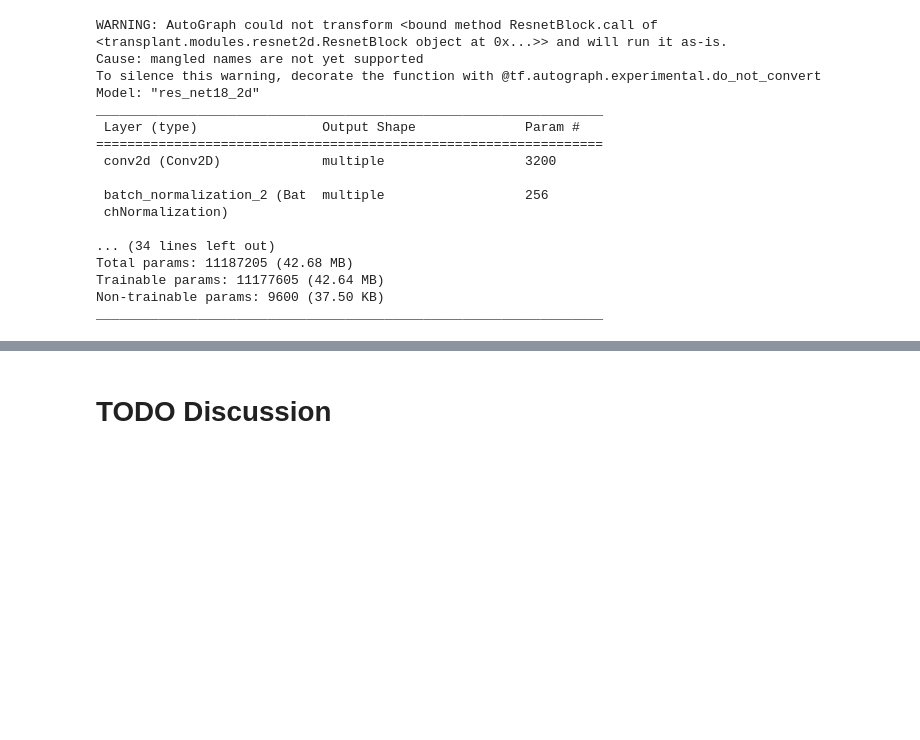
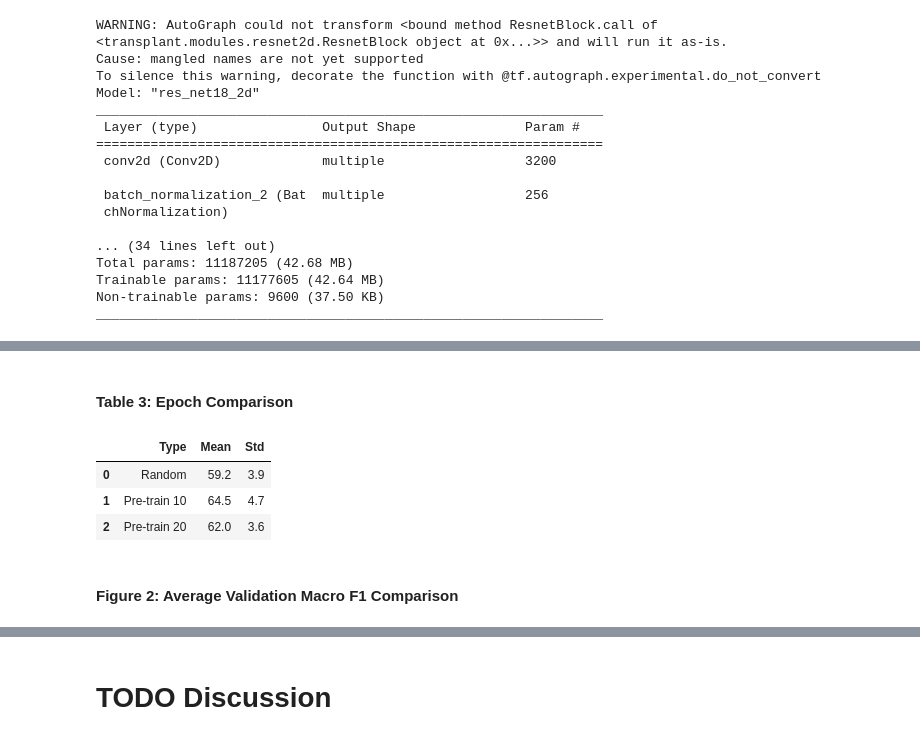
Before and after one commit to myles-i/DLH_TransferLearning, a Jupyter notebook: report/DL4H_Team_1.ipynb, the cells around one changed output, grey strips where cells are left out. Saved outputs shown, nothing was run; the diff lists cells and outputs as text; code cells hidden in the pictures; blank space fills up the shorter version.

```diff
--- a/report/DL4H_Team_1.ipynb
+++ b/report/DL4H_Team_1.ipynb
@@ -1292,0 +1324,12 @@ _________________________________________________________________
+# %% [markdown]
+#### Table 3: Epoch Comparison
+# %%
+history_all = pd.read_csv(RESULT2D_DIR + '/experimental_nodb/history_all.csv')
+make_epoch_table(history_all)
+# %% [output]
+|  | Type | Mean | Std |
+| 0 | Random | 59.2 | 3.9 |
+| 1 | Pre-train 10 | 64.5 | 4.7 |
+| 2 | Pre-train 20 | 62.0 | 3.6 |
+# %% [markdown]
+#### Figure 2: Average Validation Macro F1 Comparison
```
Also changed, not shown: parts of 15 cells of this notebook.
